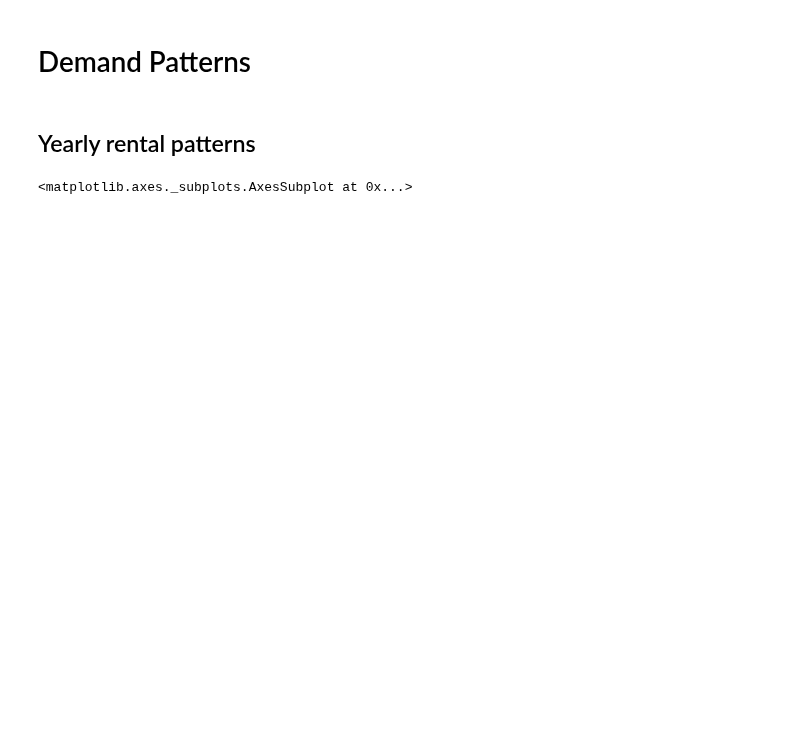
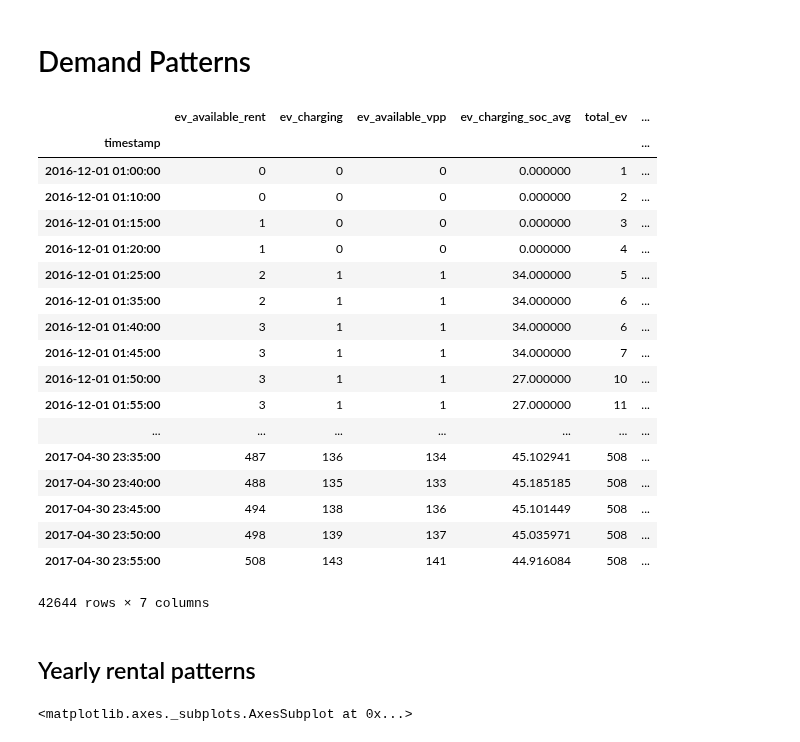
Before and after one commit to indyfree/FleetSim, a Jupyter notebook: notebooks/02-Car2Go.ipynb, the cells around one changed output. Cells and saved outputs as stored; diff of their text form; code cells hidden in the pictures; blank space fills up the shorter version.

```diff
--- a/notebooks/02-Car2Go.ipynb
+++ b/notebooks/02-Car2Go.ipynb
@@ -47,2 +49,22 @@ trips[trips['trip_distance'].notna()]
 # %%
-df = load_car2go_demand()
+df
+# %% [output]
+|  | ev_available_rent | ev_charging | ev_available_vpp | ev_charging_soc_avg | total_ev | ... |
+| timestamp |  |  |  |  |  | ... |
+| 2016-12-01 01:00:00 | 0 | 0 | 0 | 0.000000 | 1 | ... |
+| 2016-12-01 01:10:00 | 0 | 0 | 0 | 0.000000 | 2 | ... |
+| 2016-12-01 01:15:00 | 1 | 0 | 0 | 0.000000 | 3 | ... |
+| 2016-12-01 01:20:00 | 1 | 0 | 0 | 0.000000 | 4 | ... |
+| 2016-12-01 01:25:00 | 2 | 1 | 1 | 34.000000 | 5 | ... |
+| 2016-12-01 01:35:00 | 2 | 1 | 1 | 34.000000 | 6 | ... |
+| 2016-12-01 01:40:00 | 3 | 1 | 1 | 34.000000 | 6 | ... |
+| 2016-12-01 01:45:00 | 3 | 1 | 1 | 34.000000 | 7 | ... |
+| 2016-12-01 01:50:00 | 3 | 1 | 1 | 27.000000 | 10 | ... |
+| 2016-12-01 01:55:00 | 3 | 1 | 1 | 27.000000 | 11 | ... |
+| ... | ... | ... | ... | ... | ... | ... |
+| 2017-04-30 23:35:00 | 487 | 136 | 134 | 45.102941 | 508 | ... |
+| 2017-04-30 23:40:00 | 488 | 135 | 133 | 45.185185 | 508 | ... |
+| 2017-04-30 23:45:00 | 494 | 138 | 136 | 45.101449 | 508 | ... |
+| 2017-04-30 23:50:00 | 498 | 139 | 137 | 45.035971 | 508 | ... |
+| 2017-04-30 23:55:00 | 508 | 143 | 141 | 44.916084 | 508 | ... |
+42644 rows × 7 columns
```
Also changed, not shown: parts of 8 cells of this notebook, 1 other file.
